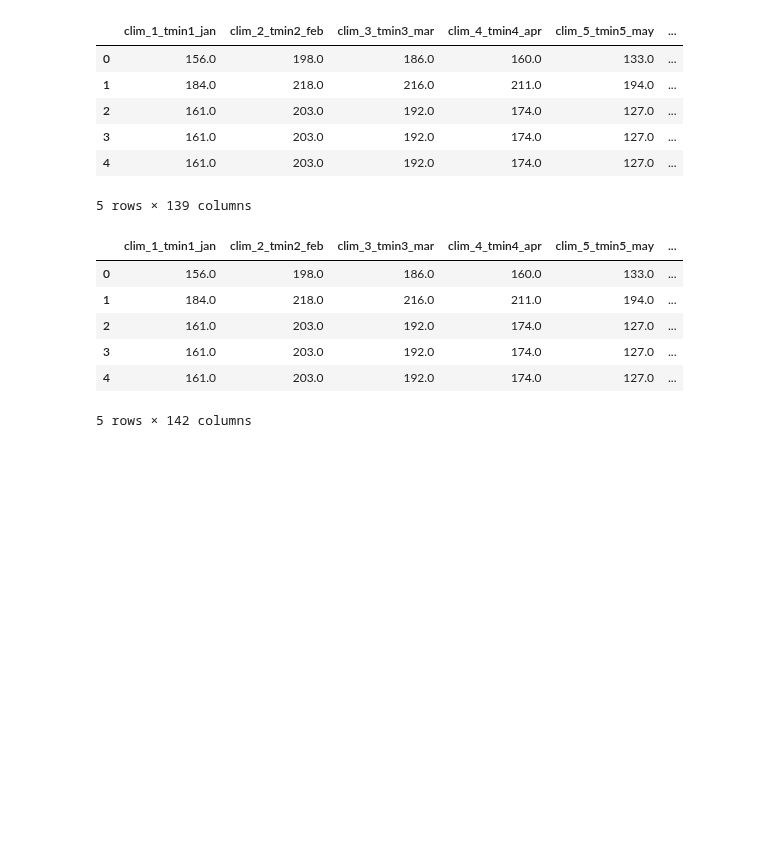
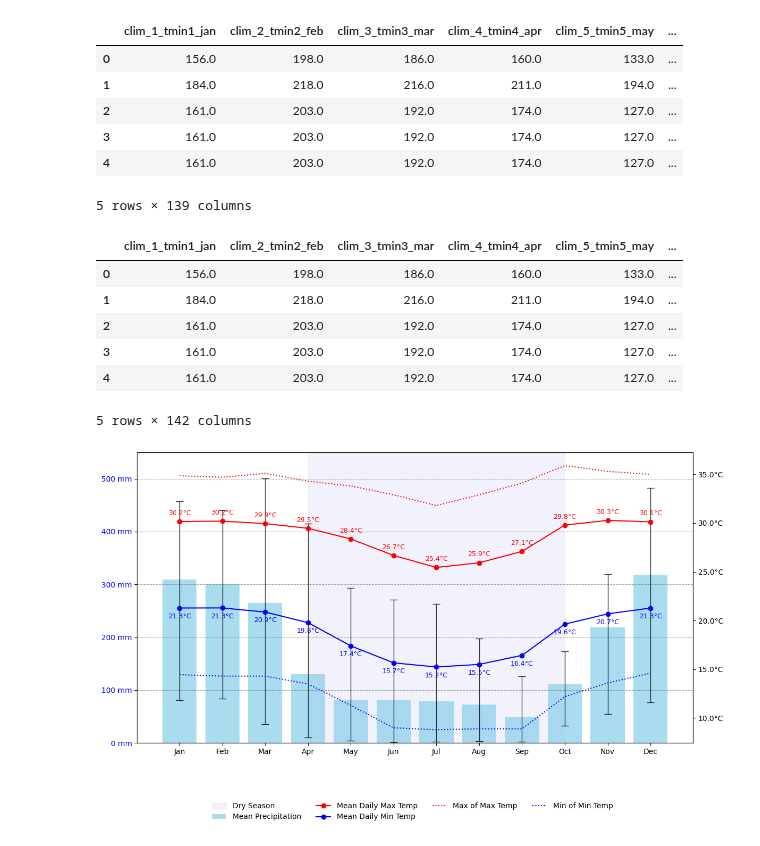
Before and after one commit to tahiri-lab/py_madaclim, a Jupyter notebook: workdir/analysis/bin/graphs/monthly_distribution.ipynb, the cells around one changed output. Cells and saved outputs as stored; diff of their text form; code cells hidden in the pictures; blank space fills up the shorter version.

```diff
--- a/workdir/analysis/bin/graphs/monthly_distribution.ipynb
+++ b/workdir/analysis/bin/graphs/monthly_distribution.ipynb
@@ -375,3 +232,99 @@ df_extracted = df.iloc[:, :36]  # Select the first 36 columns
 min_temps = df_extracted.iloc[:, :12]  # First 12 columns for min temperatures
 max_temps = df_extracted.iloc[:, 12:24]  # Next 12 columns for max temperatures
 precip = df_extracted.iloc[:, 24:36]  # Last 12 columns for precipitation
+# %%
+import pandas as pd
+import matplotlib.pyplot as plt
+from matplotlib.ticker import FuncFormatter
+
+# Calculate monthly statistics
+mean_min_temps = min_temps.mean() / 10
+mean_max_temps = max_temps.mean() / 10
+min_monthly_min_temps = min_temps.min() / 10
+max_monthly_max_temps = max_temps.max() / 10
+mean_precip = precip.mean()
+
+min_precip = precip.min()
+max_precip = precip.max()
+
+# Define months for x-axis
+months = ["Jan", "Feb", "Mar", "Apr", "May", "Jun", "Jul", "Aug", "Sep", "Oct", "Nov", "Dec"]
+
+# Formatter functions
+def mm_formatter(x, pos):
+    return f"{x:.0f} mm"
+
+def c_formatter(x, pos):
+    return f"{x:.1f}°C"
+
+# Plotting
+fig, ax1 = plt.subplots(figsize=(12, 6))
+
+# Highlight dry season
+ax1.axvspan(3, 9, color="lavender", alpha=0.5, label="Dry Season")
+ax1.grid(axis="y", linestyle="--", alpha=0.7, color="gray")
+
+# Plot precipitation bars with ranges
+lower_deviation = mean_precip - min_precip
+upper_deviation = max_precip - mean_precip
+bars = ax1.bar(
+    months,
+    mean_precip,
+    yerr=[lower_deviation, upper_deviation],
+    color="skyblue",
+    alpha=0.7,
+    label="Mean Precipitation",
+    capsize=5,
+    error_kw={"elinewidth": 1, "alpha": 0.8},
+)
+ax1.set_ylim(0, 550)
+#ax1.set_ylabel("Precipitation (mm)", color="blue")
+ax1.yaxis.set_major_formatter(FuncFormatter(mm_formatter))
+ax1.tick_params(axis="y", labelcolor="blue")
+
+# Create twin axis for temperature
+ax2 = ax1.twinx()
+
+# Plot mean daily temperatures
+ax2.plot(months, mean_max_temps, color="red", linestyle="-", marker="o", label="Mean Daily Max Temp")
+ax2.plot(months, mean_min_temps, color="blue", linestyle="-", marker="o", label="Mean Daily Min Temp")
+
+# Plot min of min temps and max of max temps (dotted lines)
+ax2.plot(months, max_monthly_max_temps, color="red", linestyle="dotted", label="Max of Max Temp")
+ax2.plot(months, min_monthly_min_temps, color="blue", linestyle="dotted", label="Min of Min Temp")
+
+# Annotate temperature lines with values
+for i, (min_temp, max_temp) in enumerate(zip(mean_min_temps, mean_max_temps)):
+    # Annotate max temp (red) with an offset
+    ax2.text(
+        i,
+        max_temp + 0.5,
+        f"{max_temp:.1f}°C",
+        color="red",
+        ha="center",
+        va="bottom",
+        fontsize=9,
+    )
+    # Annotate min temp (blue) with an offset
+    ax2.text(
+        i,
+        min_temp - 0.5,
+        f"{min_temp:.1f}°C",
+        color="blue",
+        ha="center",
+        va="top",
+        fontsize=9,
+    )
+
+#ax2.set_ylabel("Temperature (°C)", color="black")
+ax2.yaxis.set_major_formatter(FuncFormatter(c_formatter))
+ax2.tick_params(axis="y", labelcolor="black")
+
+# Add legends
+fig.legend(loc="upper center", bbox_to_anchor=(0.5, -0.1), ncol=4, frameon=False, fontsize=10)
+
+# Adjust layout and show the plot
+plt.tight_layout()
+plt.show()
+# %% [output]
+[figure, added]
```
Also changed, not shown: parts of 8 cells of this notebook, 3 other files.
